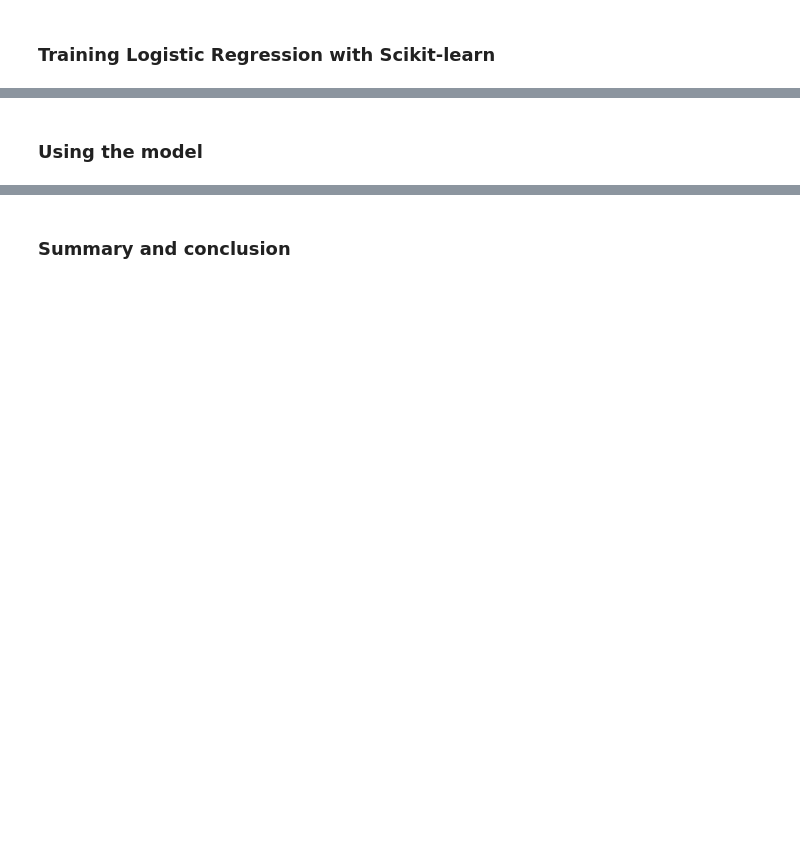
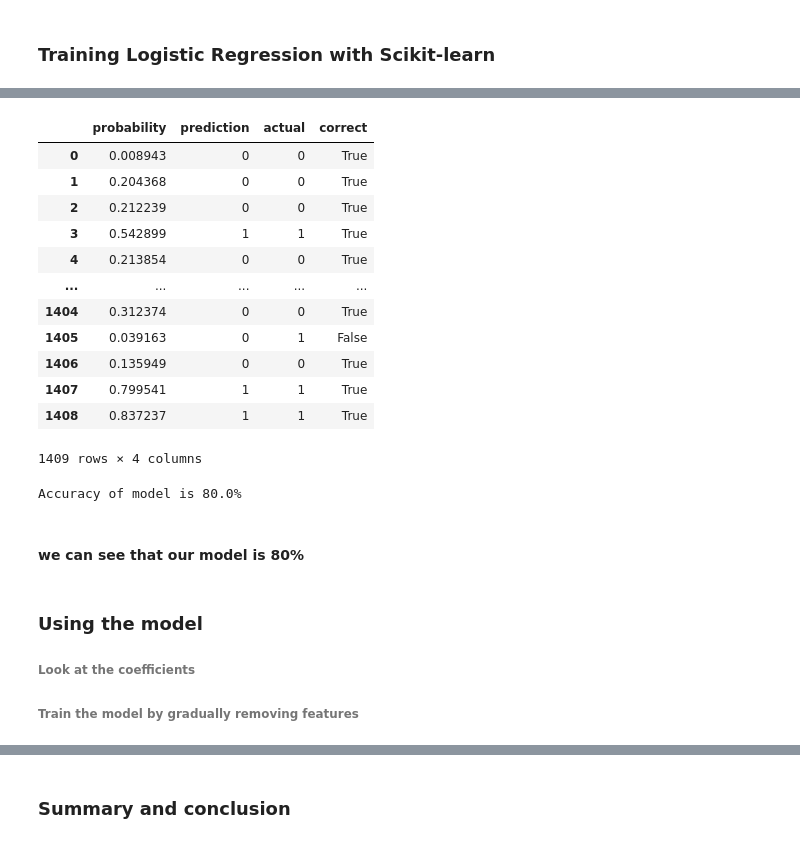
Before and after one commit to sam47-asfaw/ml_zoomcamp, a Jupyter notebook: 03-classification/03-classification.ipynb, the cells around one changed output, grey strips where cells are left out. Drawn from its saved outputs; the diff is of its cells as text; code cells hidden in the pictures; blank space fills up the shorter version.

```diff
--- a/03-classification/03-classification.ipynb
+++ b/03-classification/03-classification.ipynb
@@ -531,0 +584,4 @@ val_dict.fit_transform(val_dict)
+# %%
+model = LogisticRegression(max_iter)
+# %%
+model.fit(X_train, y_train)
@@ -531,0 +626,5 @@ val_dict.fit_transform(val_dict)
+# %%
+#we take only the first elements of each array
+y_pred = model.predict_proba(X_val)[:, 1]
+churn_decision = (y_pred >= 0.5)
+churn_decision
@@ -531,0 +654,6 @@ val_dict.fit_transform(val_dict)
+# %%
+# the accuracy can be displayed as a dataframe
+df_pred = pd.DataFrame()
+df_pred['probability'] = y_pred
+df_pred['prediction'] = churn_decision.astype('int')
+df_pred['actual'] = y_val
@@ -532,2 +676,28 @@ val_dict.fit_transform(val_dict)
+# %%
+df_pred['correct'] = df_pred['actual'] == df_pred['prediction']
+df_pred
+# %% [output]
+|  | probability | prediction | actual | correct |
+| 0 | 0.008943 | 0 | 0 | True |
+| 1 | 0.204368 | 0 | 0 | True |
+| 2 | 0.212239 | 0 | 0 | True |
+| 3 | 0.542899 | 1 | 1 | True |
+| 4 | 0.213854 | 0 | 0 | True |
+| ... | ... | ... | ... | ... |
+| 1404 | 0.312374 | 0 | 0 | True |
+| 1405 | 0.039163 | 0 | 1 | False |
+| 1406 | 0.135949 | 0 | 0 | True |
+| 1407 | 0.799541 | 1 | 1 | True |
+| 1408 | 0.837237 | 1 | 1 | True |
+1409 rows × 4 columns
+# %%
+accuracy = df_pred.correct.mean().round(2)
+print("Accuracy of model is {}%".format(accuracy*100))
+# %% [output]
+Accuracy of model is 80.0%
+# %% [markdown]
+#### we can see that our model is 80%
 # %% [markdown]
 ### Using the model
+###### Look at the coefficients
+###### Train the model by gradually removing features
```
Also changed, not shown: parts of 22 cells of this notebook, 1 other file.
